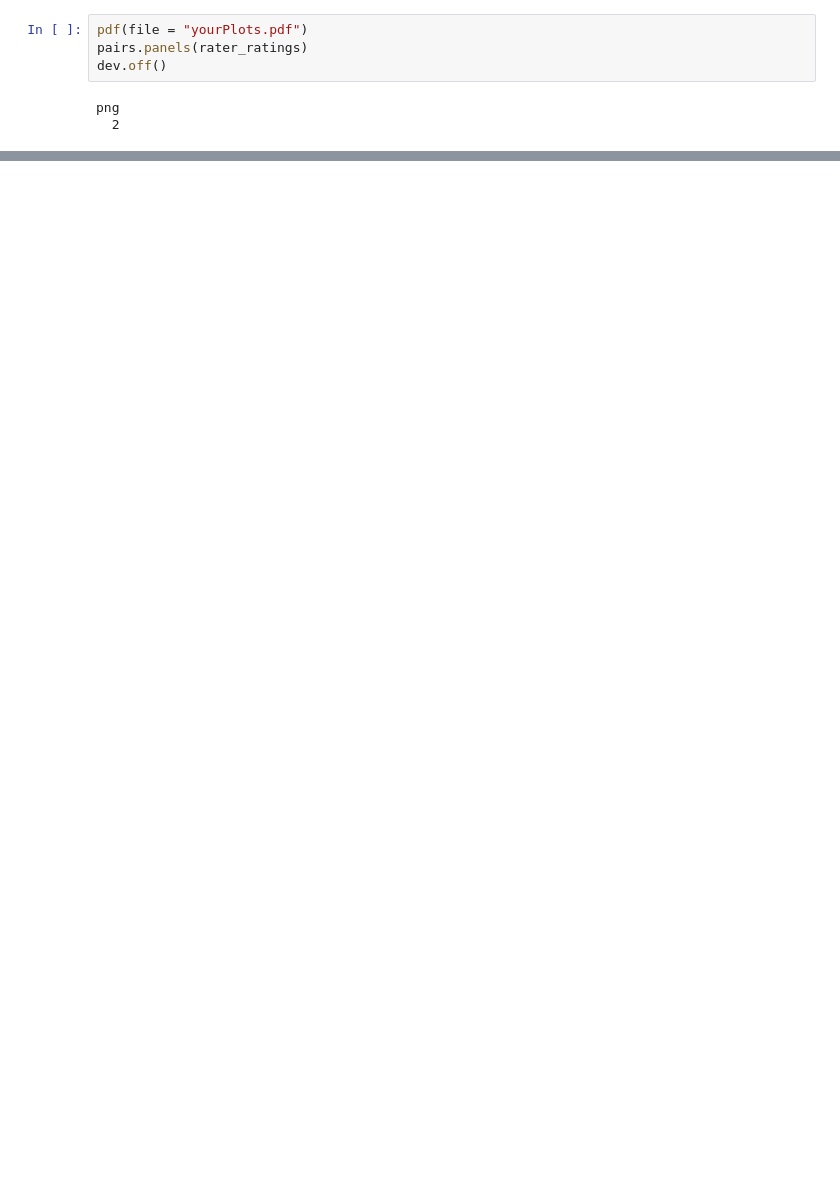
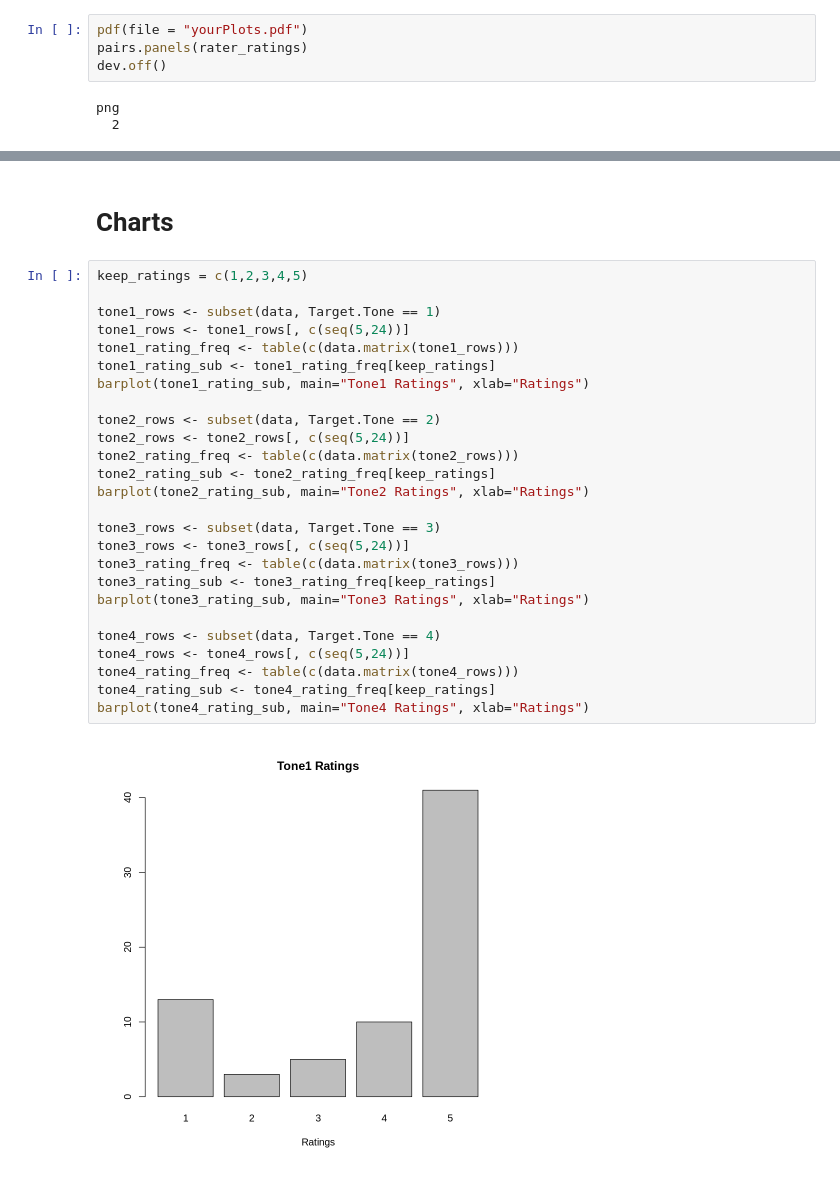
Before and after one commit to saltyseadawg/tonami-package, a Jupyter notebook: data_viz/ratings_analysis.ipynb, the cells around one changed output, grey strips where cells are left out. Drawn from its saved outputs; the diff is of its cells as text; blank space fills up the shorter version.

```diff
--- a/data_viz/ratings_analysis.ipynb
+++ b/data_viz/ratings_analysis.ipynb
@@ -158,0 +301,30 @@ png
+# %% [markdown]
+# Charts
+# %%
+keep_ratings = c(1,2,3,4,5)
+
+tone1_rows <- subset(data, Target.Tone == 1)
+tone1_rows <- tone1_rows[, c(seq(5,24))]
+tone1_rating_freq <- table(c(data.matrix(tone1_rows)))
+tone1_rating_sub <- tone1_rating_freq[keep_ratings]
+barplot(tone1_rating_sub, main="Tone1 Ratings", xlab="Ratings")
+
+tone2_rows <- subset(data, Target.Tone == 2)
+tone2_rows <- tone2_rows[, c(seq(5,24))]
+tone2_rating_freq <- table(c(data.matrix(tone2_rows)))
+tone2_rating_sub <- tone2_rating_freq[keep_ratings]
+barplot(tone2_rating_sub, main="Tone2 Ratings", xlab="Ratings")
+
+tone3_rows <- subset(data, Target.Tone == 3)
+tone3_rows <- tone3_rows[, c(seq(5,24))]
+tone3_rating_freq <- table(c(data.matrix(tone3_rows)))
+tone3_rating_sub <- tone3_rating_freq[keep_ratings]
+barplot(tone3_rating_sub, main="Tone3 Ratings", xlab="Ratings")
+
+tone4_rows <- subset(data, Target.Tone == 4)
+tone4_rows <- tone4_rows[, c(seq(5,24))]
+tone4_rating_freq <- table(c(data.matrix(tone4_rows)))
+tone4_rating_sub <- tone4_rating_freq[keep_ratings]
+barplot(tone4_rating_sub, main="Tone4 Ratings", xlab="Ratings")
+# %% [output]
+[figure, added]
```
Also changed, not shown: parts of 12 cells of this notebook.
